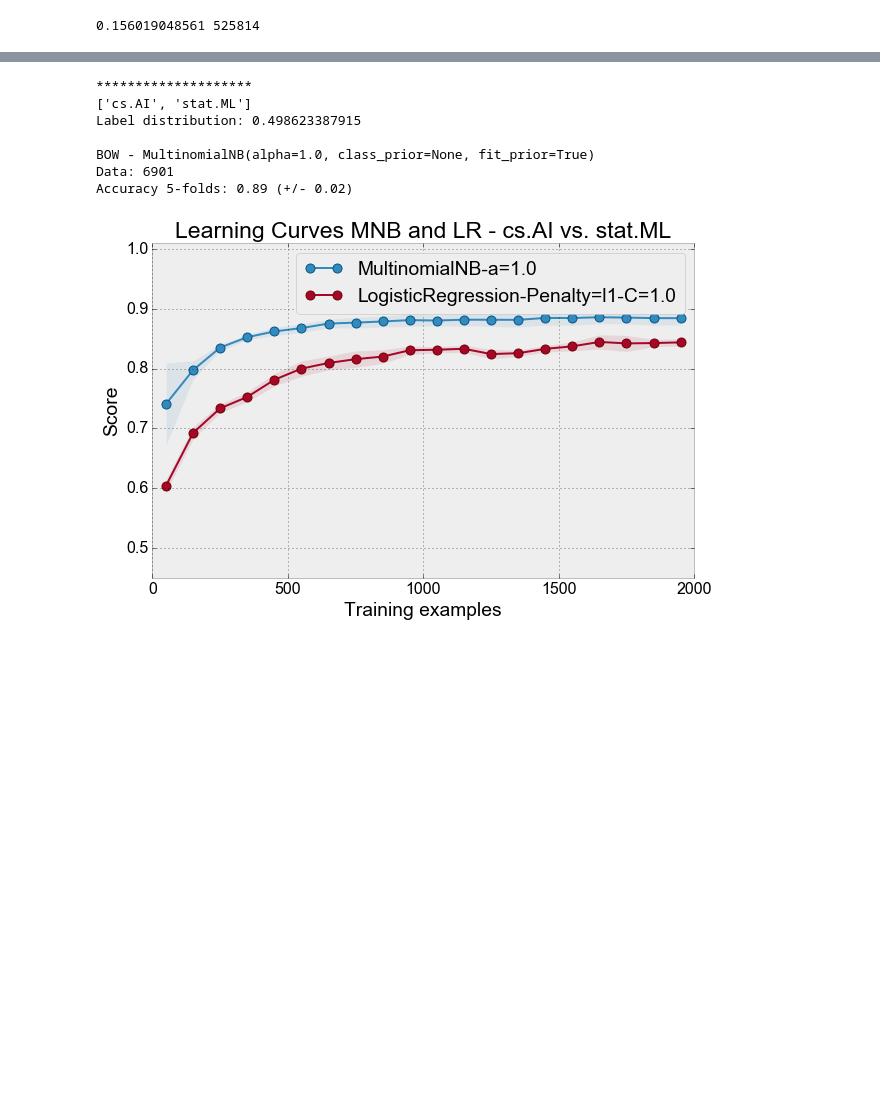
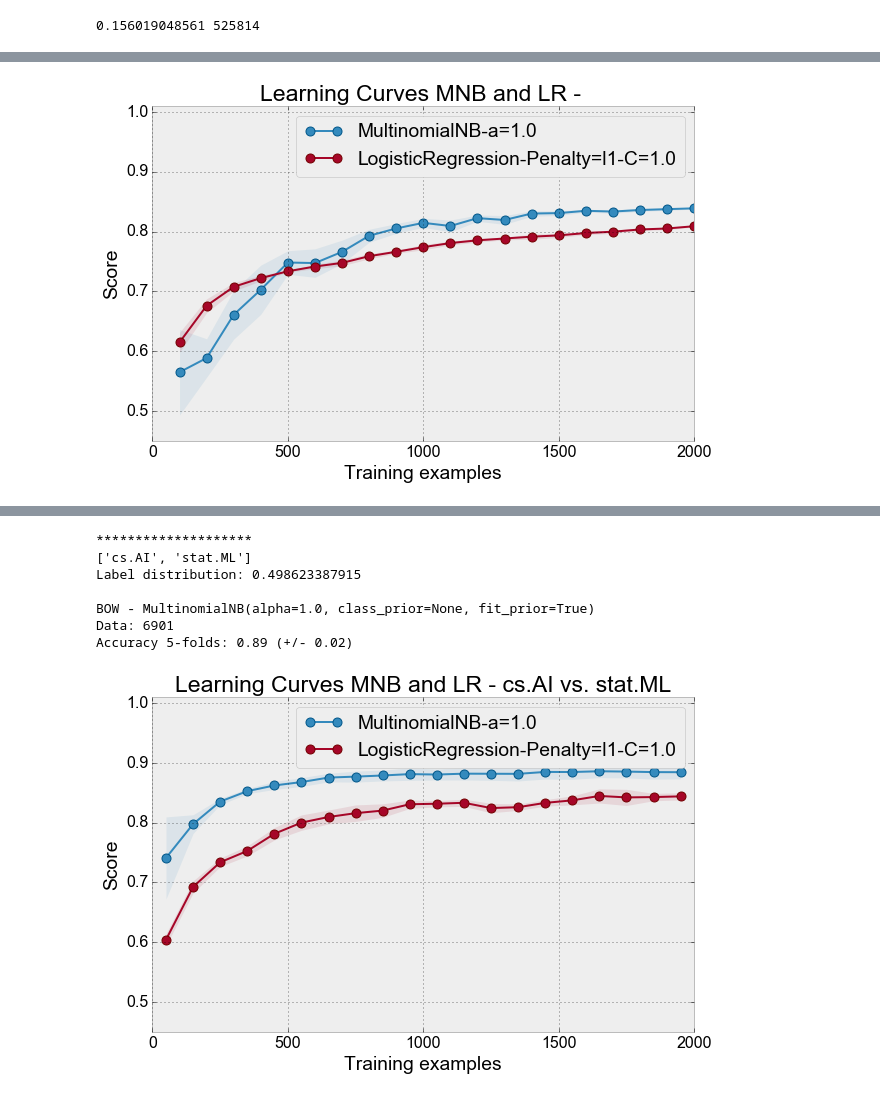
Before and after one commit to mramire8/notebooks, a Jupyter notebook: revisiting/learning_curves_new_datasets.ipynb, the cells around one changed output, grey strips where cells are left out. Cells and saved outputs as stored; diff of their text form; code cells hidden in the pictures; blank space fills up the shorter version.

```diff
--- a/revisiting/learning_curves_new_datasets.ipynb
+++ b/revisiting/learning_curves_new_datasets.ipynb
@@ -315,6 +389,5 @@ food = vct3.fit_transform(text)
 # %%
-# rnd = np.random.RandomState(3637)
-# idx = range(len(score))
-# rnd.shuffle(idx)
-# food_data = bunch.Bunch(train=bunch.Bunch(bow=food[idx], target=score[idx]))
-# cv_curve(food_data, n_folds=5)
+rnd2 = np.random.RandomState(3637)
+perm = rnd2.permutation(range(len(sampled_target)))
+
+tmp_data = bunch.Bunch(train=bunch.Bunch(bow=amazon_bow[perm], target=sampled_target[perm]))
@@ -375,3 +412,13 @@ savefig("amazon")
+# %%
+from sklearn import cross_validation
+from sklearn.naive_bayes import MultinomialNB
+from sklearn.linear_model import LogisticRegression
+
+sizes = range(100, 2001, 100)
+cv_curve(tmp_data, n_folds=5, sizes = sizes)
+savefig("amazon")
+# %% [output]
+[figure, added]
 # %%
 cv_score(MultinomialNB(),tmp_data)
 cv_score(MultinomialNB(alpha=0.1),tmp_data)
```
Also changed, not shown: parts of 20 cells of this notebook, 4 other files.
